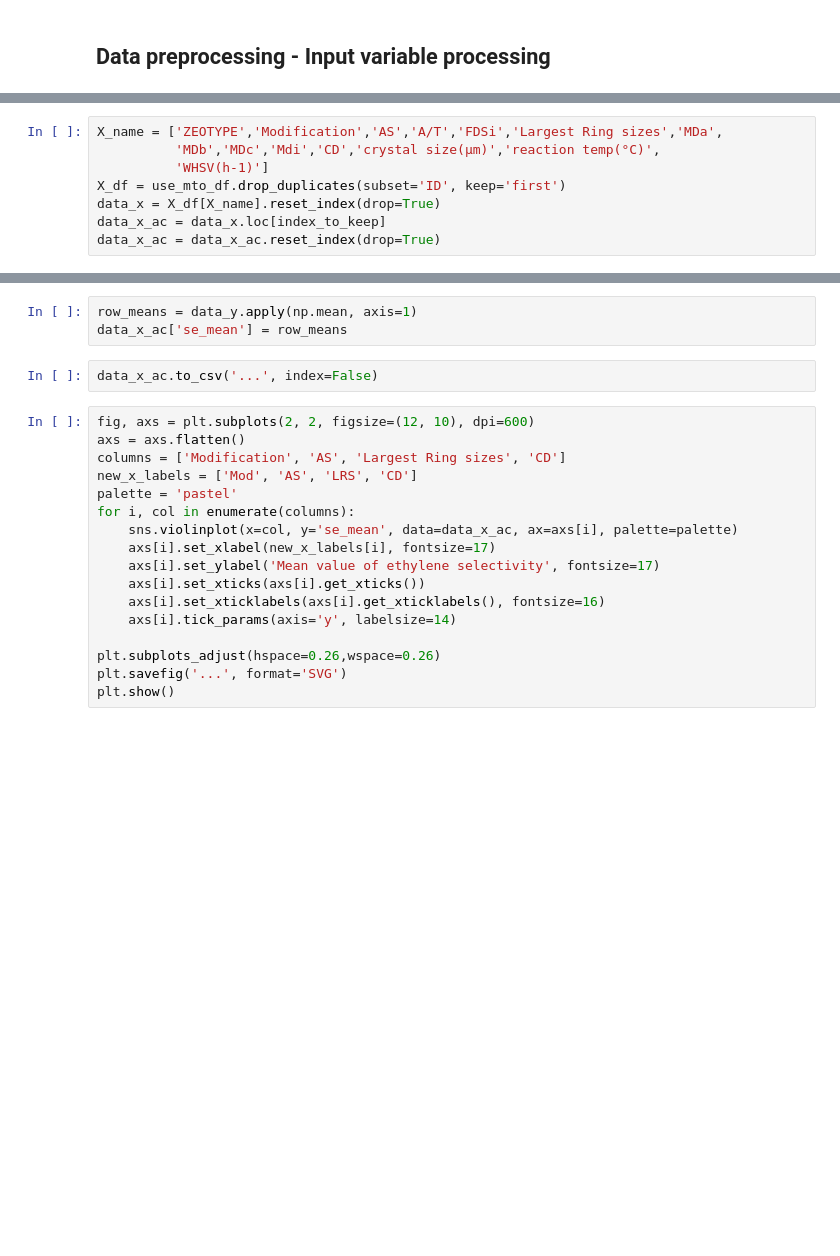
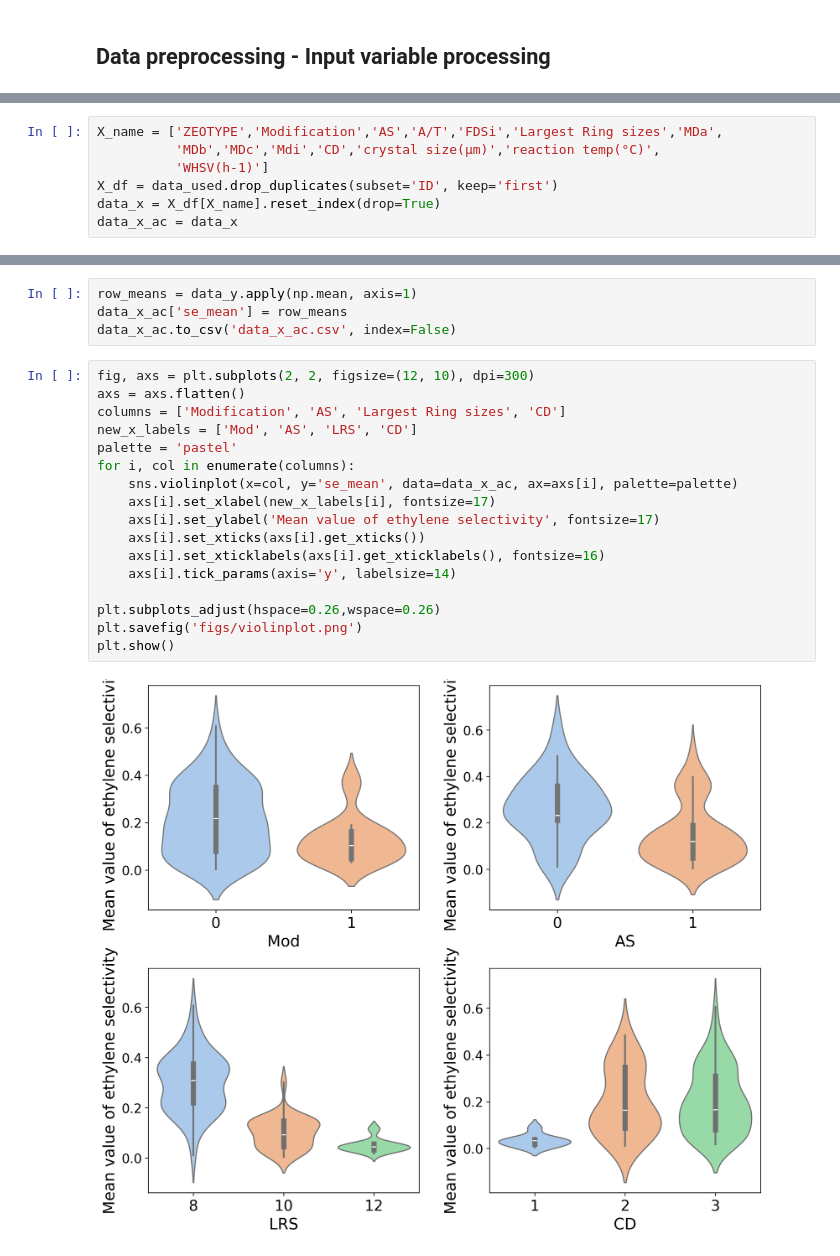
Before and after one commit to Xitenghao/MBR-XGBoost, a Jupyter notebook: Exploration.ipynb, the cells around one changed output, grey strips where cells are left out. Drawn from its saved outputs; the diff is of its cells as text; blank space fills up the shorter version.

```diff
--- a/Exploration.ipynb
+++ b/Exploration.ipynb
@@ -227,10 +174,9 @@ data_x = data_x.reset_index(drop=True)
 X_name = ['ZEOTYPE','Modification','AS','A/T','FDSi','Largest Ring sizes','MDa',
           'MDb','MDc','Mdi','CD','crystal size(μm)','reaction temp(°C)',
           'WHSV(h-1)']
-X_df = use_mto_df.drop_duplicates(subset='ID', keep='first')
+X_df = data_used.drop_duplicates(subset='ID', keep='first')
 data_x = X_df[X_name].reset_index(drop=True)
-data_x_ac = data_x.loc[index_to_keep]
-data_x_ac = data_x_ac.reset_index(drop=True)
+data_x_ac = data_x
 # %%
 ## Zeolite Type Chart
 zeotype_data = data_x_ac['ZEOTYPE'].tolist()
@@ -289,22 +239,23 @@ plt.show()
 # %%
 row_means = data_y.apply(np.mean, axis=1)
 data_x_ac['se_mean'] = row_means
+data_x_ac.to_csv('data_x_ac.csv', index=False)
-# %%
-data_x_ac.to_csv('...', index=False)
 # %%
-fig, axs = plt.subplots(2, 2, figsize=(12, 10), dpi=600)
+fig, axs = plt.subplots(2, 2, figsize=(12, 10), dpi=300)
 axs = axs.flatten()
 columns = ['Modification', 'AS', 'Largest Ring sizes', 'CD']
 new_x_labels = ['Mod', 'AS', 'LRS', 'CD']
 palette = 'pastel'
 for i, col in enumerate(columns):
     sns.violinplot(x=col, y='se_mean', data=data_x_ac, ax=axs[i], palette=palette)
     axs[i].set_xlabel(new_x_labels[i], fontsize=17)
     axs[i].set_ylabel('Mean value of ethylene selectivity', fontsize=17)
     axs[i].set_xticks(axs[i].get_xticks())
     axs[i].set_xticklabels(axs[i].get_xticklabels(), fontsize=16)
     axs[i].tick_params(axis='y', labelsize=14)
 
 plt.subplots_adjust(hspace=0.26,wspace=0.26)
-plt.savefig('...', format='SVG')
+plt.savefig('figs/violinplot.png')
 plt.show()
+# %% [output]
+[figure, added]
```
Also changed, not shown: parts of 10 cells of this notebook, 11 other files.
